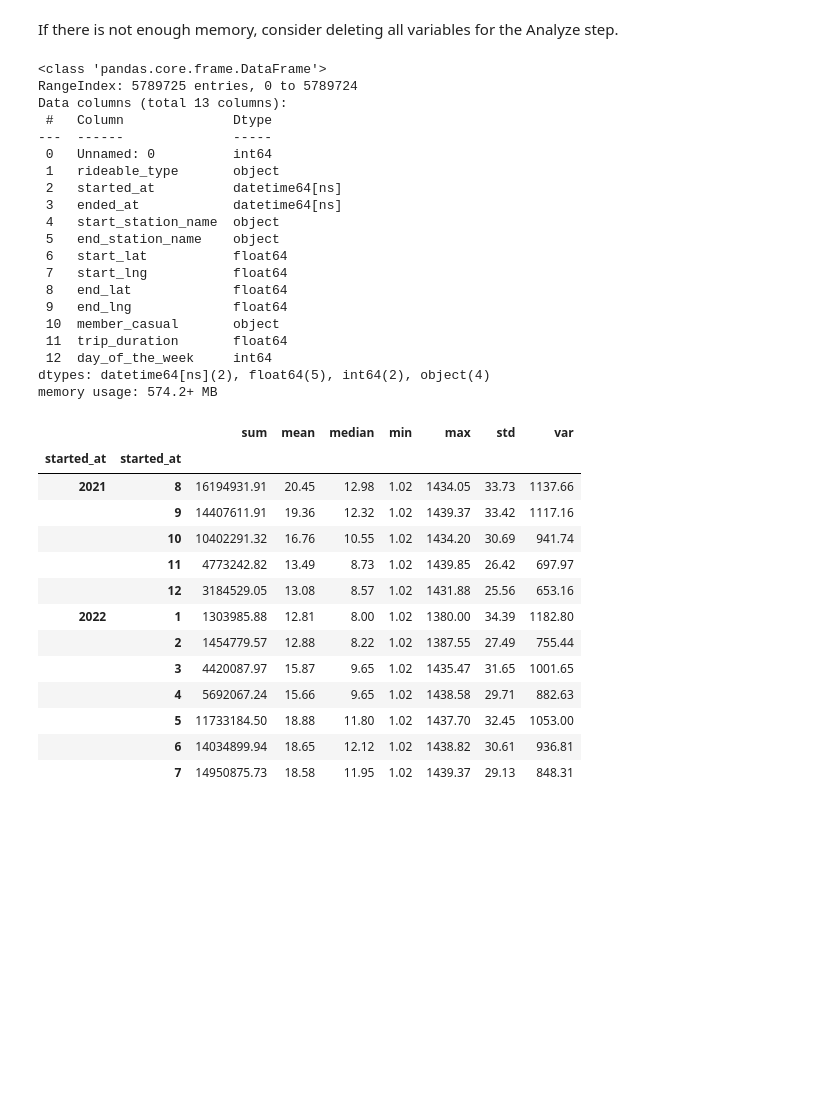
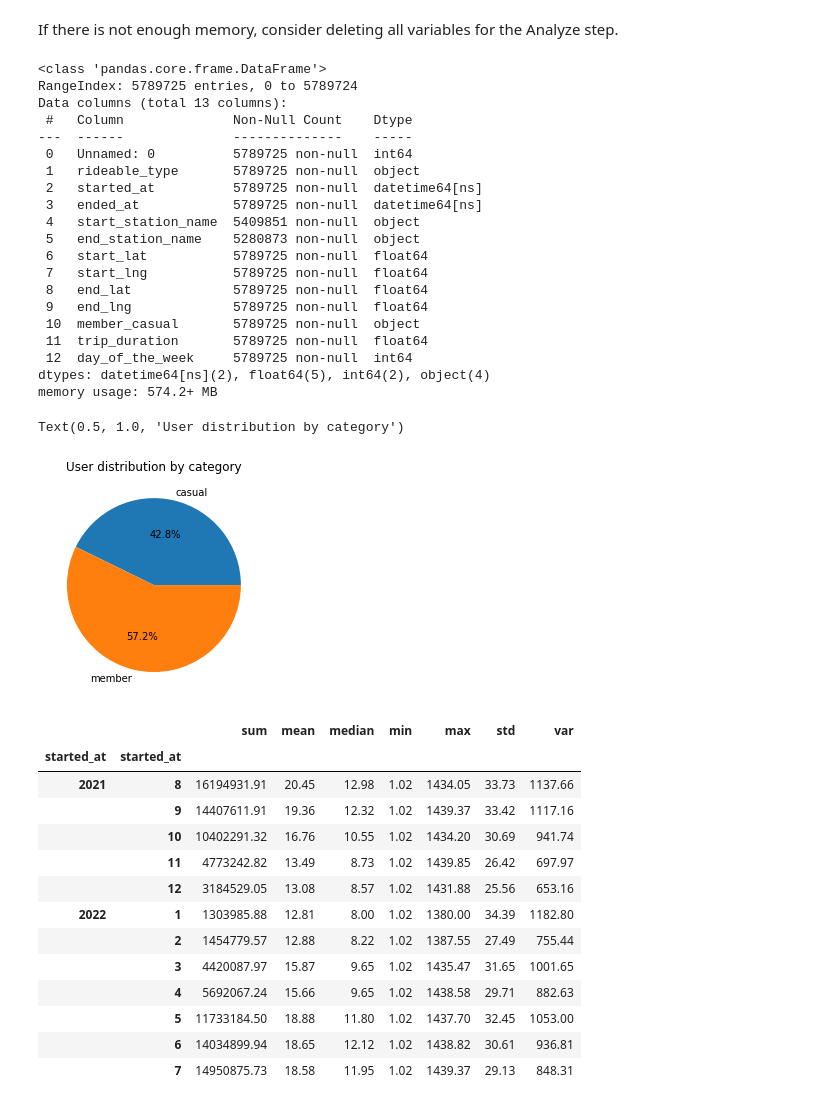
Before and after one commit to AlvaroValdelamar/Google-Data-Capstone-Project, a Jupyter notebook: src/main_script.ipynb, the cells around one changed output. Cells and saved outputs as stored; diff of their text form; code cells hidden in the pictures; blank space fills up the shorter version.

```diff
--- a/src/main_script.ipynb
+++ b/src/main_script.ipynb
@@ -585,25 +585,33 @@ trips_2021_2022 = pd.read_csv('data/clean data/trips_2021_2022.csv')
 trips_2021_2022['started_at'] = pd.to_datetime(trips_2021_2022['started_at'])
 trips_2021_2022['ended_at'] = pd.to_datetime(trips_2021_2022['ended_at'])
 # %%
-trips_2021_2022.info()
+trips_2021_2022.info(verbose=True, show_counts=True)
 # %% [output]
 <class 'pandas.core.frame.DataFrame'>
 RangeIndex: 5789725 entries, 0 to 5789724
 Data columns (total 13 columns):
- #   Column              Dtype
----  ------              -----
- 0   Unnamed: 0          int64
- 1   rideable_type       object
- 2   started_at          datetime64[ns]
- 3   ended_at            datetime64[ns]
- 4   start_station_name  object
- 5   end_station_name    object
- 6   start_lat           float64
- 7   start_lng           float64
- 8   end_lat             float64
- 9   end_lng             float64
- 10  member_casual       object
- 11  trip_duration       float64
- 12  day_of_the_week     int64
+ #   Column              Non-Null Count    Dtype
+---  ------              --------------    -----
+ 0   Unnamed: 0          5789725 non-null  int64
+ 1   rideable_type       5789725 non-null  object
+ 2   started_at          5789725 non-null  datetime64[ns]
+ 3   ended_at            5789725 non-null  datetime64[ns]
+ 4   start_station_name  5409851 non-null  object
+ 5   end_station_name    5280873 non-null  object
+ 6   start_lat           5789725 non-null  float64
+ 7   start_lng           5789725 non-null  float64
+ 8   end_lat             5789725 non-null  float64
+ 9   end_lng             5789725 non-null  float64
+ 10  member_casual       5789725 non-null  object
+ 11  trip_duration       5789725 non-null  float64
+ 12  day_of_the_week     5789725 non-null  int64
 dtypes: datetime64[ns](2), float64(5), int64(2), object(4)
 memory usage: 574.2+ MB
+# %%
+#Percentage of users by user category
+ax = trips_2021_2022.groupby(['member_casual'])['member_casual'].count(
+                    ).plot(kind='pie', autopct='%1.1f%%', ylabel='')
+ax.set_title('User distribution by category')
+# %% [output]
+Text(0.5, 1.0, 'User distribution by category')
+[figure, added]
```
Also changed, not shown: parts of 8 cells of this notebook.
